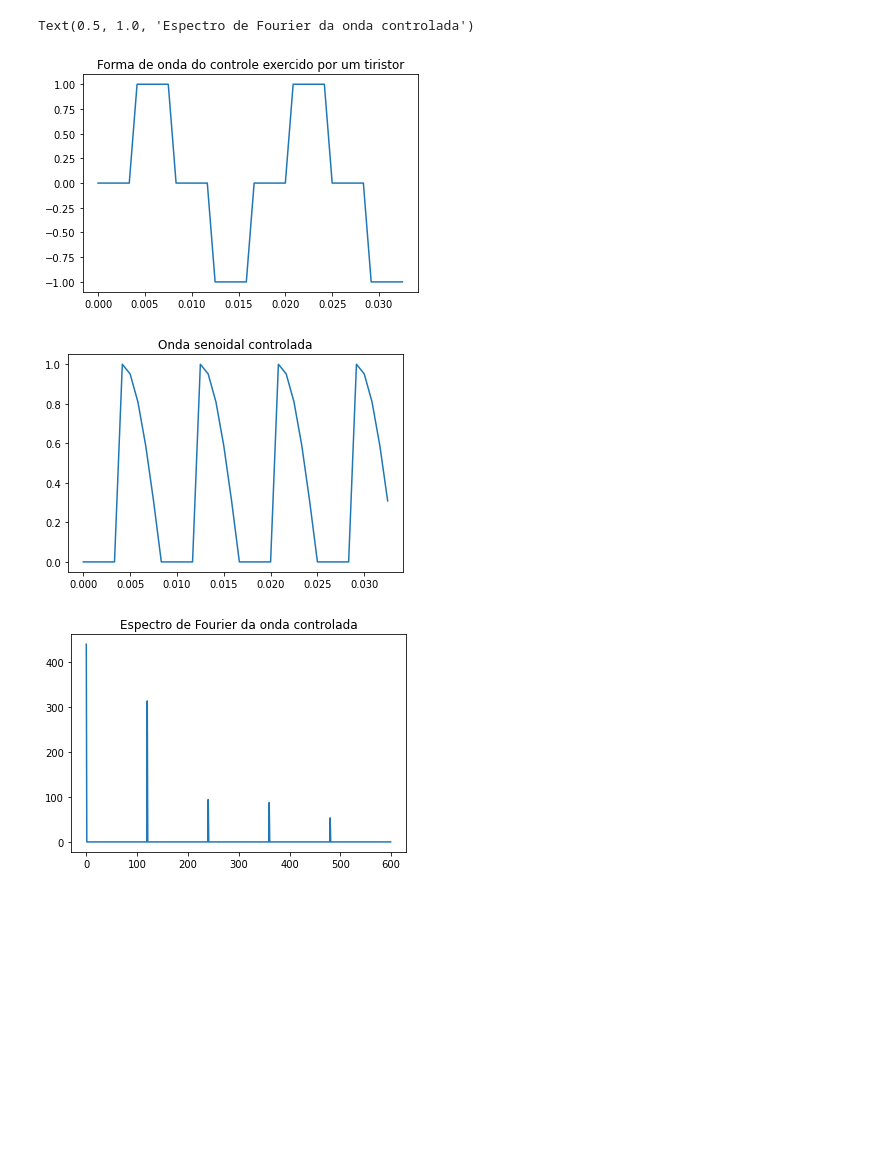
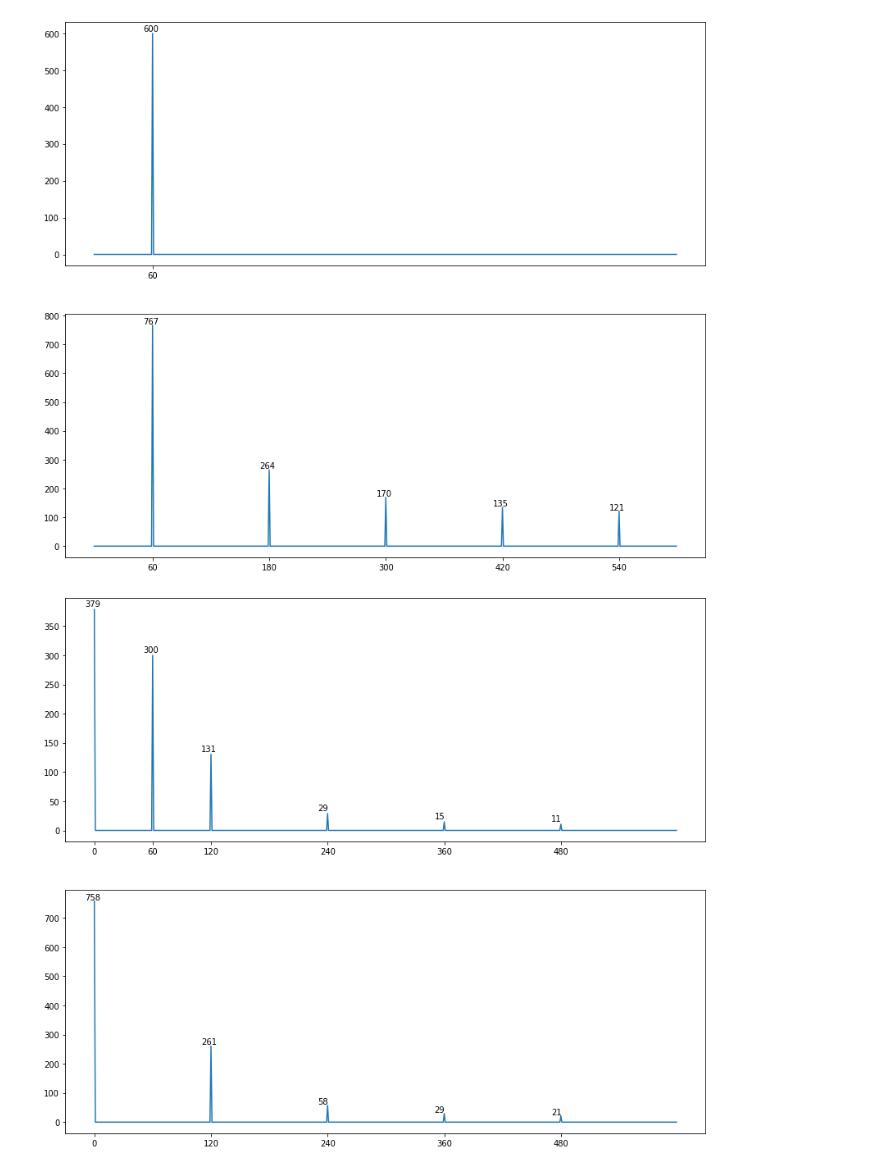
Before and after one commit to gnsoares/UNICAMP_EA619_SystemsAnalysis, a Jupyter notebook: exp3/Harmonicas_Exploracao.ipynb, the cells around one changed output. Drawn from its saved outputs; the diff is of its cells as text; code cells hidden in the pictures; blank space fills up the shorter version.

```diff
--- a/exp3/Harmonicas_Exploracao.ipynb
+++ b/exp3/Harmonicas_Exploracao.ipynb
@@ -124,22 +72,9 @@ Text(0.5, 1.0, 'Espectro da onda retificada')
-# %%
-square_block_tir=np.append(np.zeros(int(fs/(4*fm))),np.ones(int(fs/(4*fm))))
-square_block_tir=np.append(square_block_tir,-square_block_tir)
-square_tir=np.tile(square_block_tir,int(length*fm))
-plt.plot(t[0:2*int(fs/fm)],square_tir[0:2*int(fs/fm)])
-plt.title('Forma de onda do controle exercido por um tiristor')
-
-ret_tir=np.multiply(senoide,square_tir)
-plt.figure()
-plt.plot(t[0:2*int(fs/fm)],ret_tir[0:2*int(fs/fm)])
-plt.title('Onda senoidal controlada')
-
-plt.figure()
-fft_ret_tir=np.fft.fft(ret_tir)
-f=np.arange(N)*fs/N
-plt.plot(f[0:int(N/2)],np.abs(fft_ret_tir)[0:int(N/2)])
-plt.title('Espectro de Fourier da onda controlada')
-# %% [output]
-Text(0.5, 1.0, 'Espectro de Fourier da onda controlada')
-[figure, removed]
-[figure, removed]
-[figure, removed]
+# %%
+square_full_fft = np.abs(np.fft.fft(square_full))
+# %%
+fig, axs = plt.subplots(2, 1, figsize=(14, 12))
+espectro_anotado(senoide_fft, axs[0])
+espectro_anotado(square_full_fft, axs[1])
+plt.show()
+# %% [output]
+[figure, added]
@@ -145,0 +84,7 @@ Text(0.5, 1.0, 'Espectro de Fourier da onda controlada')
+# %%
+fig, axs = plt.subplots(2, 1, figsize=(14, 12))
+espectro_anotado(ret_half_fft, axs[0])
+espectro_anotado(ret_full_fft, axs[1])
+plt.show()
+# %% [output]
+[figure, added]
```
Also changed, not shown: parts of 29 cells of this notebook.
